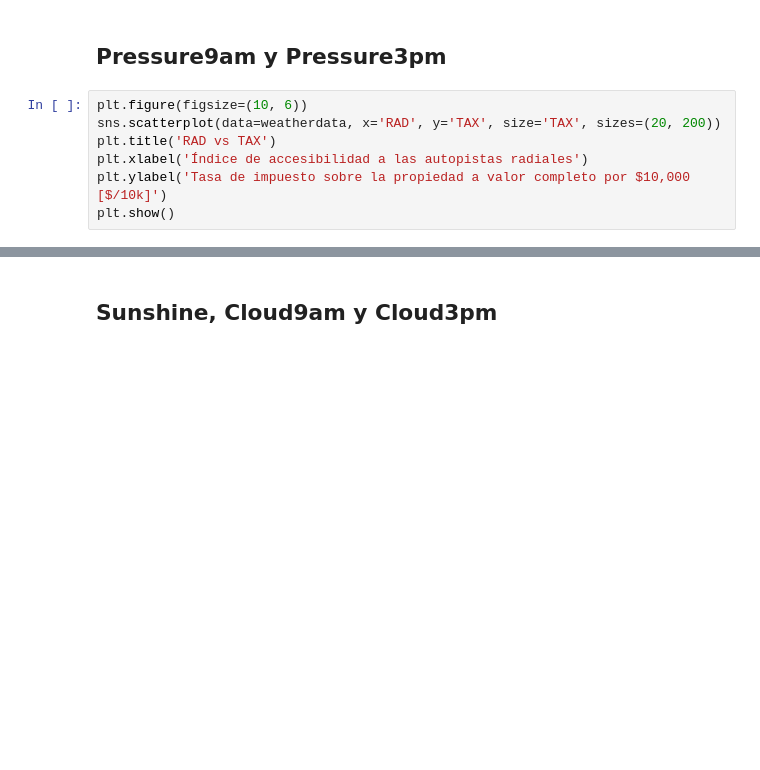
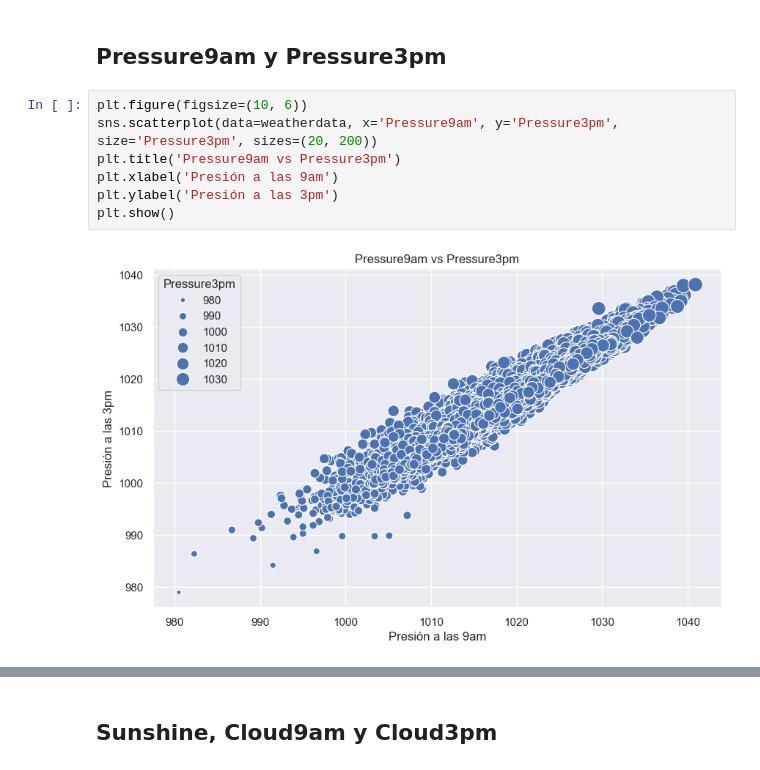
Before and after one commit to franciscoryb1/AA1-TUIA-RodriguezYBarros-Menescaldi-Britos, a Jupyter notebook: Clasificación/TP-clasificacion-AA1.ipynb, the cells around one changed output, grey strips where cells are left out. Cells and saved outputs as stored; diff of their text form; blank space fills up the shorter version.

```diff
--- a/Clasificación/TP-clasificacion-AA1.ipynb
+++ b/Clasificación/TP-clasificacion-AA1.ipynb
@@ -410,11 +414,13 @@ plt.show()
 ## Pressure9am y Pressure3pm
 # %%
 plt.figure(figsize=(10, 6))
-sns.scatterplot(data=weatherdata, x='RAD', y='TAX', size='TAX', sizes=(20, 200))
-plt.title('RAD vs TAX')
-plt.xlabel('Índice de accesibilidad a las autopistas radiales')
-plt.ylabel('Tasa de impuesto sobre la propiedad a valor completo por $10,000 [$/10k]')
+sns.scatterplot(data=weatherdata, x='Pressure9am', y='Pressure3pm', size='Pressure3pm', sizes=(20, 200))
+plt.title('Pressure9am vs Pressure3pm')
+plt.xlabel('Presión a las 9am')
+plt.ylabel('Presión a las 3pm')
 plt.show()
+# %% [output]
+[figure, added]
 # %%
 plt.figure(figsize=(15, 15))
 
```
Also changed, not shown: parts of 19 cells of this notebook.
